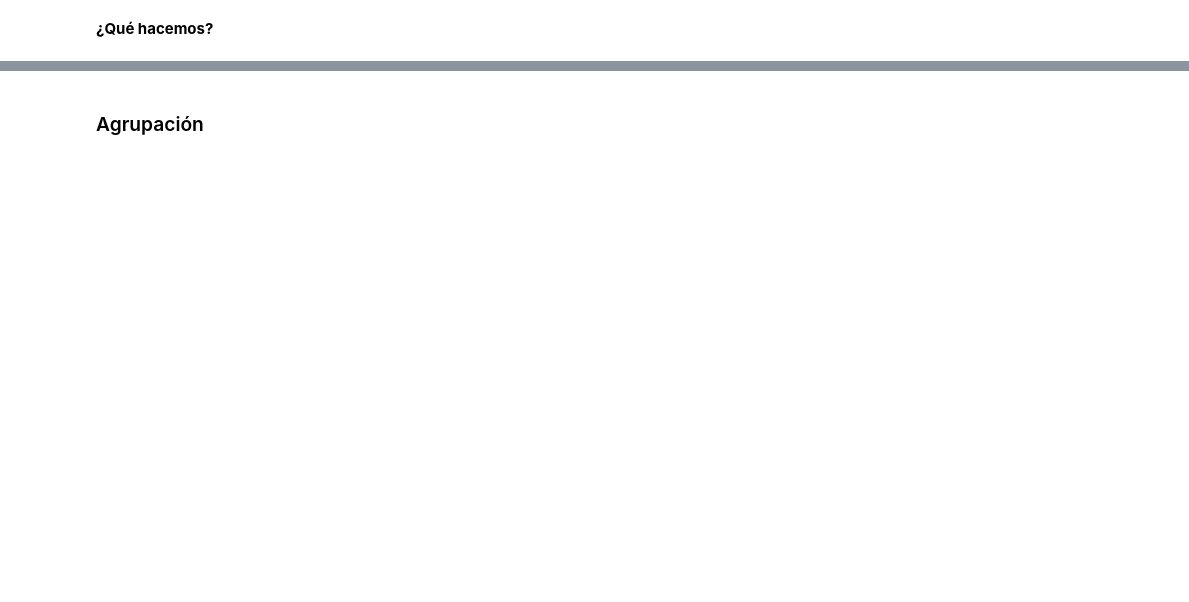
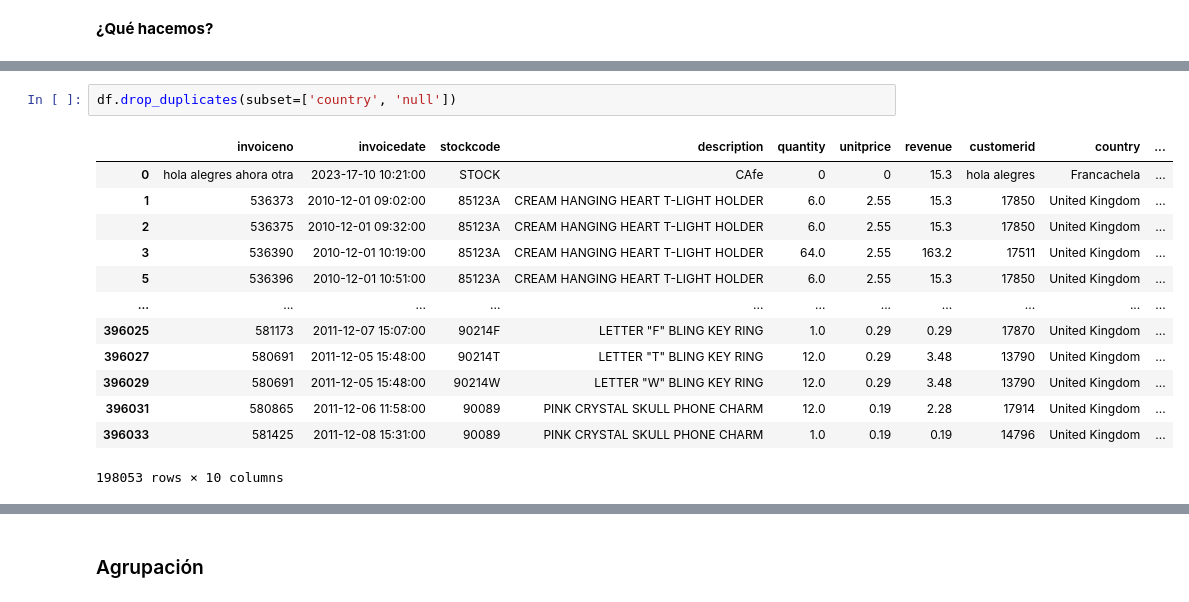
Before and after one commit to Ironhack-Data-Madrid-Octubre-2023/apuntes_clase, a Jupyter notebook: semana_2/2.1 - Pandas Deepdive.ipynb, the cells around one changed output, grey strips where cells are left out. Cells and saved outputs as stored; diff of their text form; blank space fills up the shorter version.

```diff
--- a/semana_2/2.1 - Pandas Deepdive.ipynb
+++ b/semana_2/2.1 - Pandas Deepdive.ipynb
@@ -673,0 +1031,16 @@ df.select_dtypes(include='float', exclude=['object', 'int']).head() # filtro por
+# %%
+df.drop_duplicates(subset=['country', 'null'])
+# %% [output]
+|  | invoiceno | invoicedate | stockcode | description | quantity | unitprice | revenue | customerid | country | ... |
+| 0 | hola alegres ahora otra | 2023-17-10 10:21:00 | STOCK | CAfe | 0 | 0 | 15.3 | hola alegres | Francachela | ... |
+| 1 | 536373 | 2010-12-01 09:02:00 | 85123A | CREAM HANGING HEART T-LIGHT HOLDER | 6.0 | 2.55 | 15.3 | 17850 | United Kingdom | ... |
+| 2 | 536375 | 2010-12-01 09:32:00 | 85123A | CREAM HANGING HEART T-LIGHT HOLDER | 6.0 | 2.55 | 15.3 | 17850 | United Kingdom | ... |
+| 3 | 536390 | 2010-12-01 10:19:00 | 85123A | CREAM HANGING HEART T-LIGHT HOLDER | 64.0 | 2.55 | 163.2 | 17511 | United Kingdom | ... |
+| 5 | 536396 | 2010-12-01 10:51:00 | 85123A | CREAM HANGING HEART T-LIGHT HOLDER | 6.0 | 2.55 | 15.3 | 17850 | United Kingdom | ... |
+| ... | ... | ... | ... | ... | ... | ... | ... | ... | ... | ... |
+| 396025 | 581173 | 2011-12-07 15:07:00 | 90214F | LETTER "F" BLING KEY RING | 1.0 | 0.29 | 0.29 | 17870 | United Kingdom | ... |
+| 396027 | 580691 | 2011-12-05 15:48:00 | 90214T | LETTER "T" BLING KEY RING | 12.0 | 0.29 | 3.48 | 13790 | United Kingdom | ... |
+| 396029 | 580691 | 2011-12-05 15:48:00 | 90214W | LETTER "W" BLING KEY RING | 12.0 | 0.29 | 3.48 | 13790 | United Kingdom | ... |
+| 396031 | 580865 | 2011-12-06 11:58:00 | 90089 | PINK CRYSTAL SKULL PHONE CHARM | 12.0 | 0.19 | 2.28 | 17914 | United Kingdom | ... |
+| 396033 | 581425 | 2011-12-08 15:31:00 | 90089 | PINK CRYSTAL SKULL PHONE CHARM | 1.0 | 0.19 | 0.19 | 14796 | United Kingdom | ... |
+198053 rows × 10 columns
```
Also changed, not shown: parts of 66 cells of this notebook.
